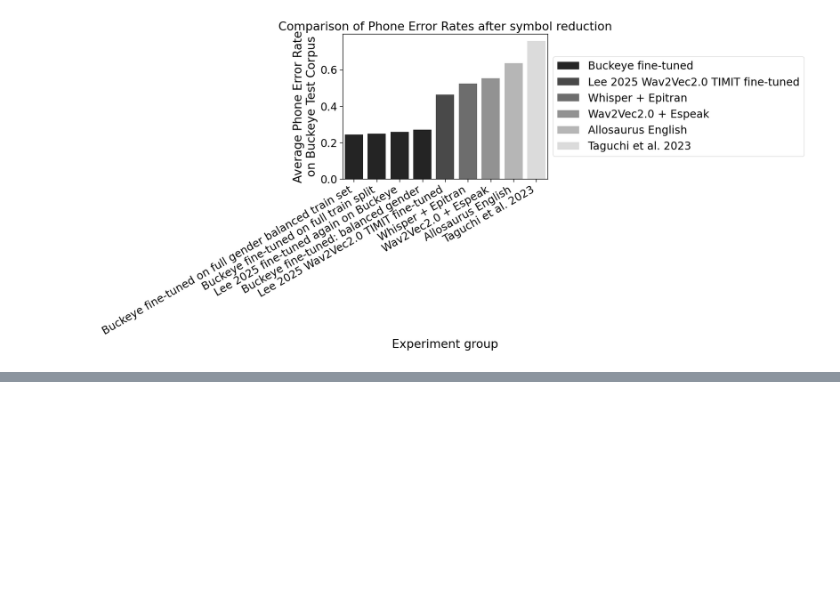
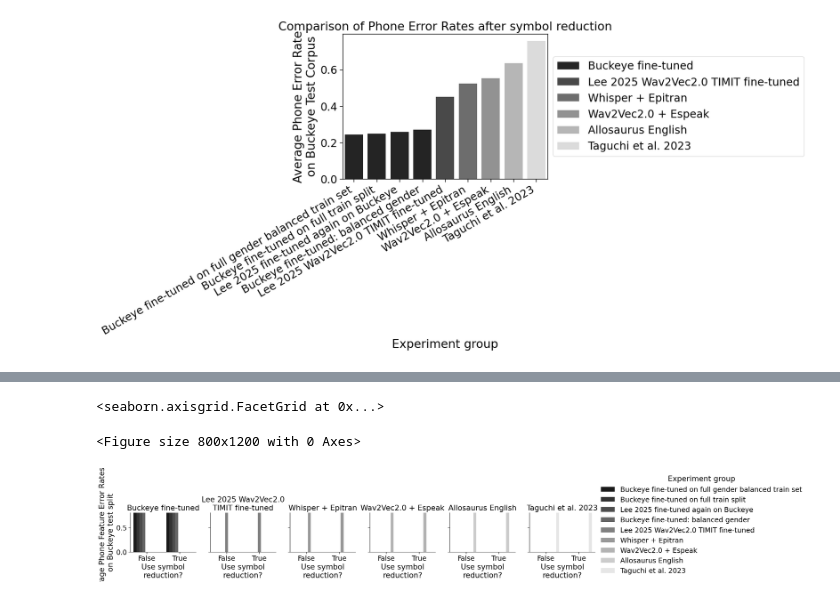
Before and after one commit to UMassCDS/wav2ipa, a Jupyter notebook: notebooks/amp_presentation/buckeye_post_processing_evaluation.ipynb, the cells around one changed output, grey strips where cells are left out. Saved outputs shown, nothing was run; the diff lists cells and outputs as text; code cells hidden in the pictures; blank space fills up the shorter version.

```diff
--- a/notebooks/amp_presentation/buckeye_post_processing_evaluation.ipynb
+++ b/notebooks/amp_presentation/buckeye_post_processing_evaluation.ipynb
@@ -359,0 +381,19 @@ Index(['Experiment group', 'Model source', 'experiment_label',
+# %%
+plt.figure(figsize=(8, 12))
+# Display side by-side the impact of symbol reduction
+g = sns.catplot(joined_best_exp,
+                kind="bar",
+                col=MODEL_SOURCE_KEY,
+                x=symbol_reduction_key,
+                y="phone_feature_error_rates",
+                hue=EXP_GROUP_DISPLAY_KEY,
+                height=4, aspect=0.75,
+                palette=PALETTE
+            )
+g.set_axis_labels("Use symbol\nreduction?", "Average Phone Feature Error Rates\non Buckeye test split")
+g.set(ylim=(0, 0.8))
+g.set_titles("{col_name}")
+# %% [output]
+<seaborn.axisgrid.FacetGrid at 0x...>
+<Figure size 800x1200 with 0 Axes>
+[figure, added]
```
Also changed, not shown: parts of 6 cells of this notebook, 3 other files.
